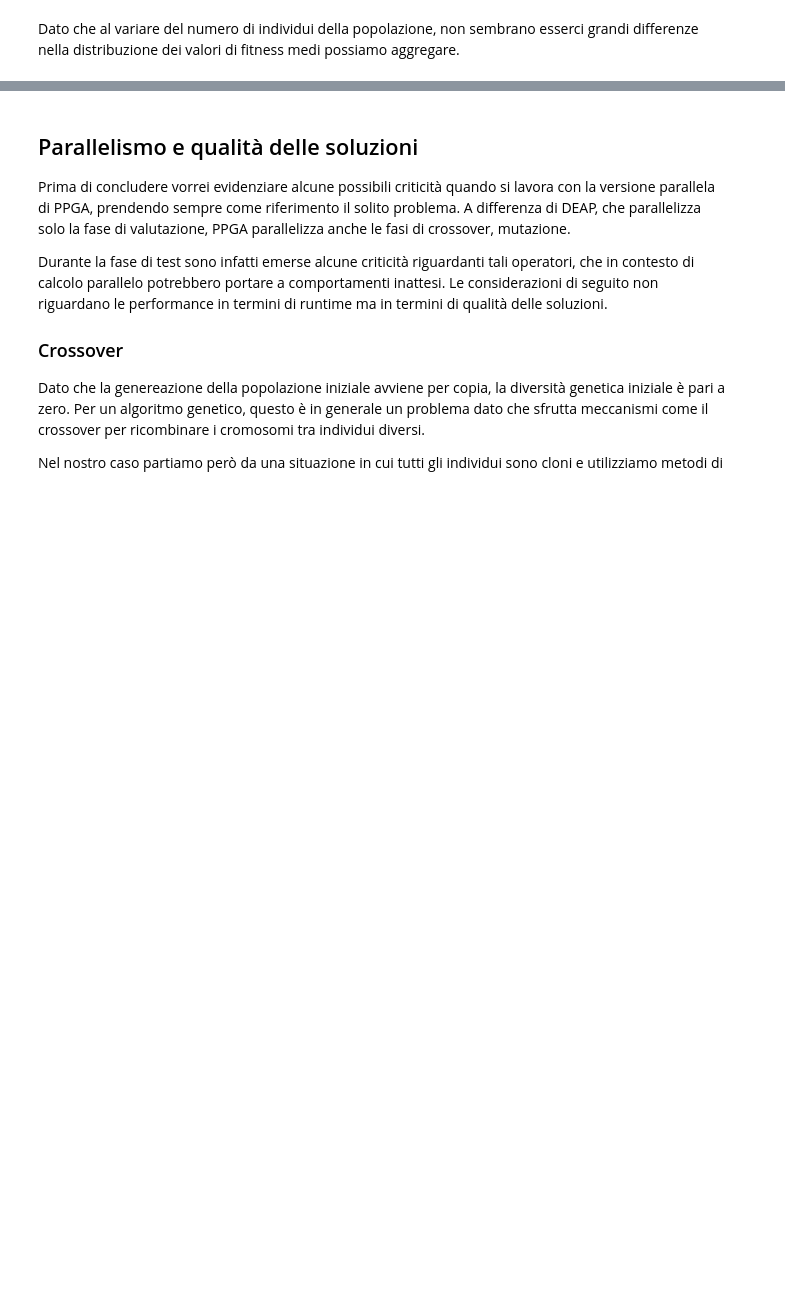
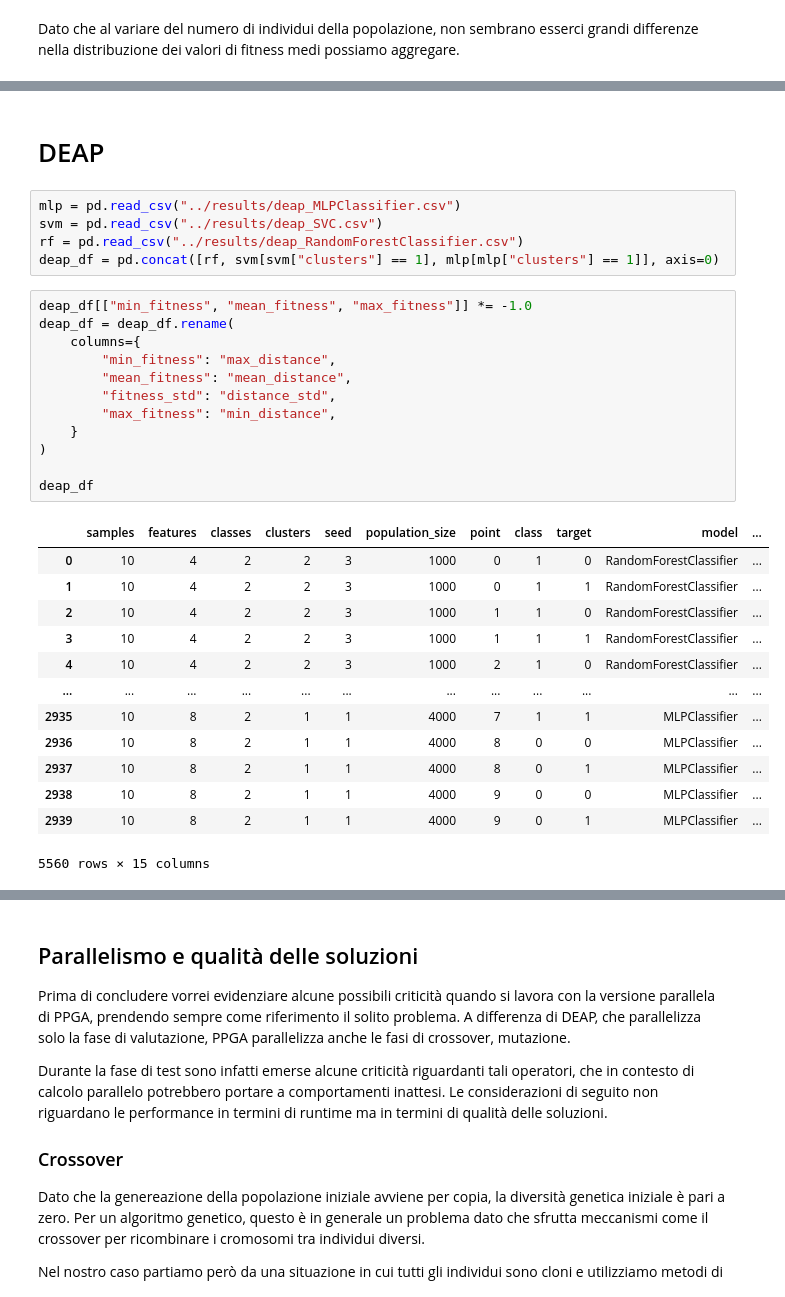
Before and after one commit to FedericoBustaffa/neighborhood_generator, a Jupyter notebook: notebooks/Analisi.ipynb, the cells around one changed output, grey strips where cells are left out. Drawn from its saved outputs; the diff is of its cells as text; blank space fills up the shorter version.

```diff
--- a/notebooks/Analisi.ipynb
+++ b/notebooks/Analisi.ipynb
@@ -165,3 +171,36 @@ df.groupby(["samples", "features", "classes", "clusters", "model"]).mean().reset
 | 12 | 10 | 32 | 2 | 1 | MLPClassifier | 2.0 | 2333.333333 | 4.5 | 0.493333 | 0.5 | ... |
 | 13 | 10 | 32 | 2 | 1 | RandomForestClassifier | 2.0 | 2333.333333 | 4.5 | 0.486667 | 0.5 | ... |
 | 14 | 10 | 32 | 2 | 1 | SVC | 2.0 | 2333.333333 | 4.5 | 0.580000 | 0.5 | ... |
+# %% [markdown]
+# DEAP
+# %%
+mlp = pd.read_csv("../results/deap_MLPClassifier.csv")
+svm = pd.read_csv("../results/deap_SVC.csv")
+rf = pd.read_csv("../results/deap_RandomForestClassifier.csv")
+deap_df = pd.concat([rf, svm[svm["clusters"] == 1], mlp[mlp["clusters"] == 1]], axis=0)
+# %%
+deap_df[["min_fitness", "mean_fitness", "max_fitness"]] *= -1.0
+deap_df = deap_df.rename(
+    columns={
+        "min_fitness": "max_distance",
+        "mean_fitness": "mean_distance",
+        "fitness_std": "distance_std",
+        "max_fitness": "min_distance",
+    }
+)
+
+deap_df
+# %% [output]
+|  | samples | features | classes | clusters | seed | population_size | point | class | target | model | ... |
+| 0 | 10 | 4 | 2 | 2 | 3 | 1000 | 0 | 1 | 0 | RandomForestClassifier | ... |
+| 1 | 10 | 4 | 2 | 2 | 3 | 1000 | 0 | 1 | 1 | RandomForestClassifier | ... |
+| 2 | 10 | 4 | 2 | 2 | 3 | 1000 | 1 | 1 | 0 | RandomForestClassifier | ... |
+| 3 | 10 | 4 | 2 | 2 | 3 | 1000 | 1 | 1 | 1 | RandomForestClassifier | ... |
+| 4 | 10 | 4 | 2 | 2 | 3 | 1000 | 2 | 1 | 0 | RandomForestClassifier | ... |
+| ... | ... | ... | ... | ... | ... | ... | ... | ... | ... | ... | ... |
+| 2935 | 10 | 8 | 2 | 1 | 1 | 4000 | 7 | 1 | 1 | MLPClassifier | ... |
+| 2936 | 10 | 8 | 2 | 1 | 1 | 4000 | 8 | 0 | 0 | MLPClassifier | ... |
+| 2937 | 10 | 8 | 2 | 1 | 1 | 4000 | 8 | 0 | 1 | MLPClassifier | ... |
+| 2938 | 10 | 8 | 2 | 1 | 1 | 4000 | 9 | 0 | 0 | MLPClassifier | ... |
+| 2939 | 10 | 8 | 2 | 1 | 1 | 4000 | 9 | 0 | 1 | MLPClassifier | ... |
+5560 rows × 15 columns
```
Also changed, not shown: parts of 6 cells of this notebook, 3 other files.
